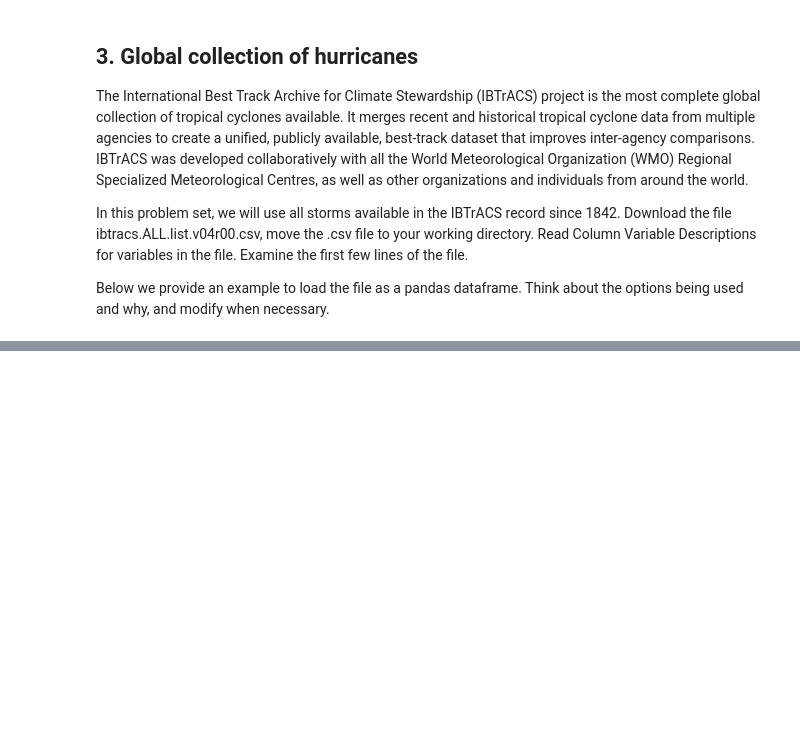
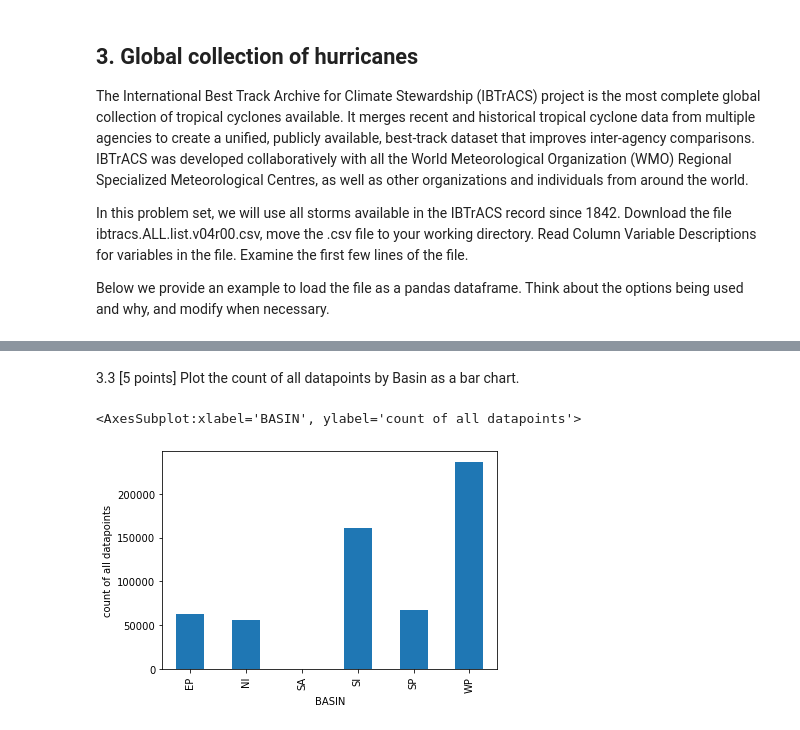
Before and after one commit to Momoc2/ESE5032_Assignment_12232267, a Jupyter notebook: PS2/PS2.ipynb, the cells around one changed output, grey strips where cells are left out. Drawn from its saved outputs; the diff is of its cells as text; code cells hidden in the pictures; blank space fills up the shorter version.

```diff
--- a/PS2/PS2.ipynb
+++ b/PS2/PS2.ipynb
@@ -112,0 +144,8 @@ Below we provide an example to load the file as a pandas dataframe. Think about
+# %% [markdown]
+3.3 [5 points] Plot the count of all datapoints by Basin as a bar chart.
+# %%
+basin =data3.groupby('BASIN').count().SID
+basin.plot.bar(ylabel ='count of all datapoints')
+# %% [output]
+<AxesSubplot:xlabel='BASIN', ylabel='count of all datapoints'>
+[figure, added]
```
Also changed, not shown: parts of 33 cells of this notebook, 1 other file.
